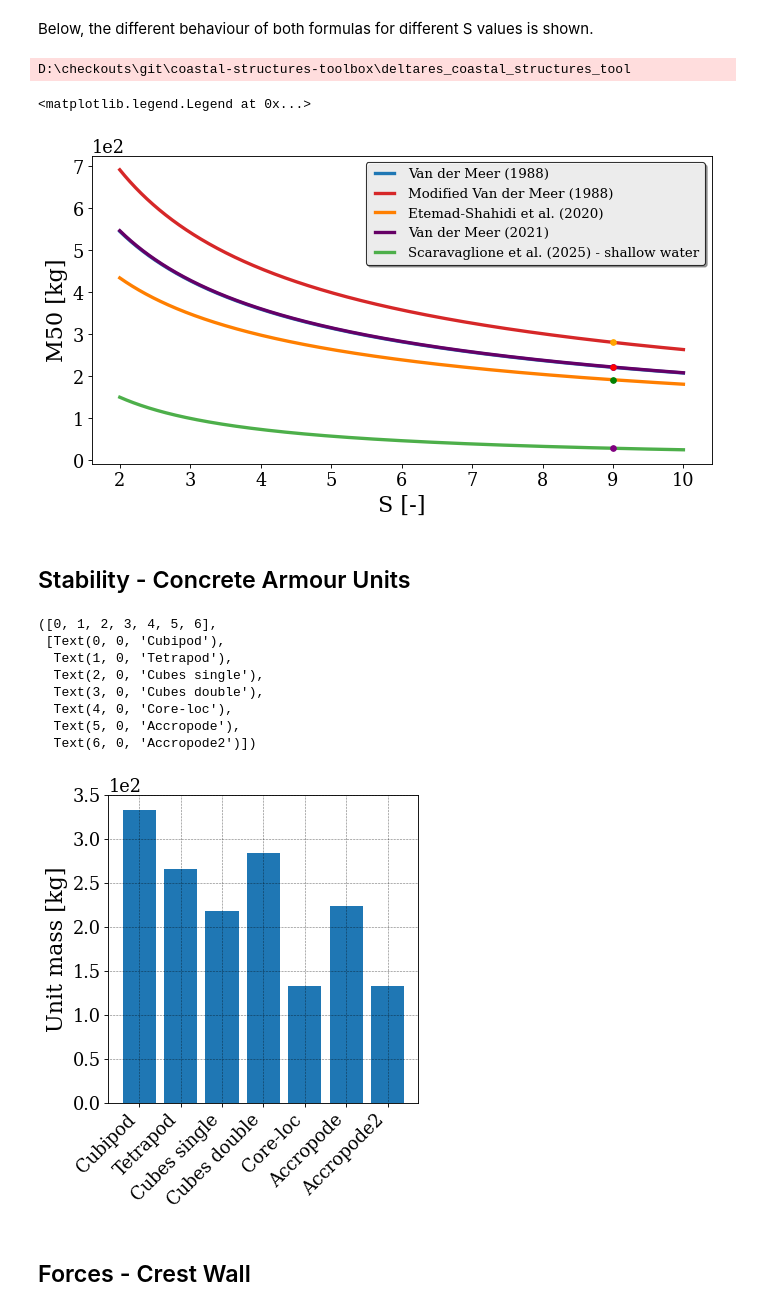
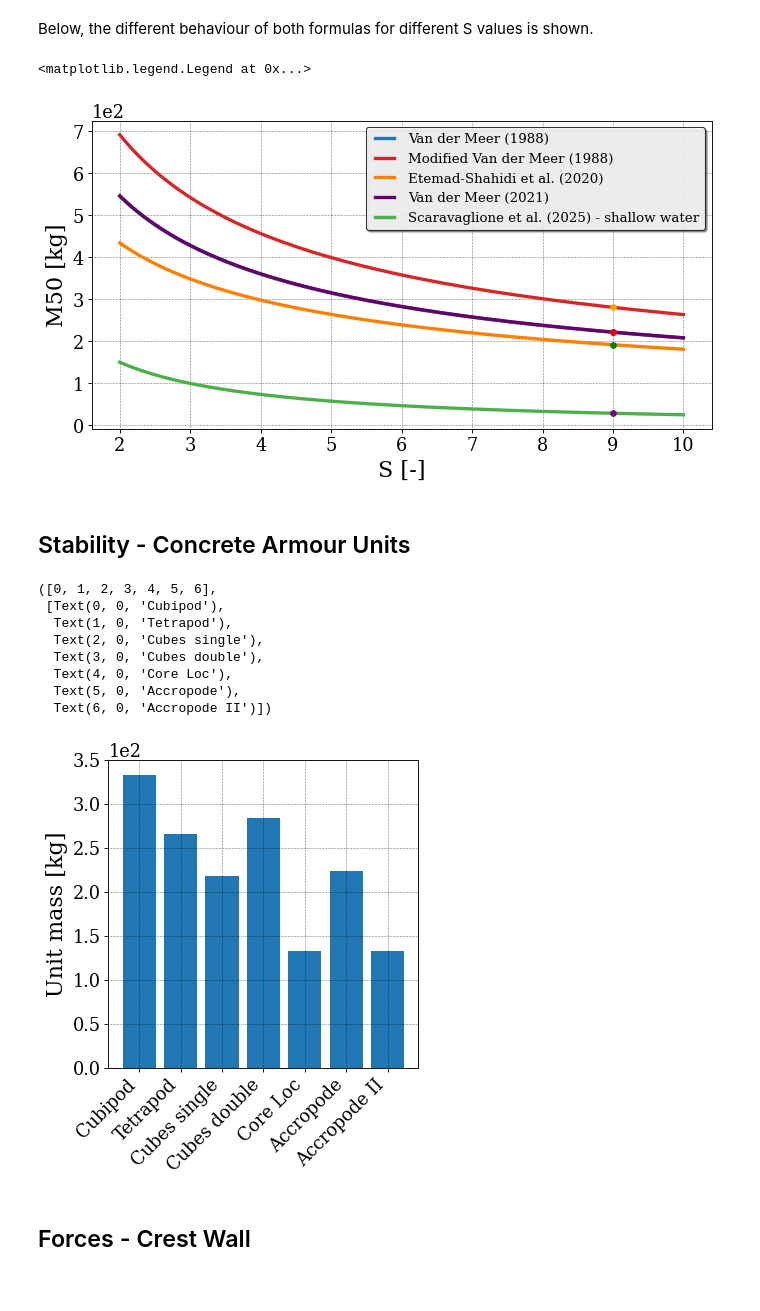
Before and after one commit to Deltares-research/coastal-structures-toolbox, a Jupyter notebook: docs/source/examples.ipynb, the cells around one changed output. Drawn from its saved outputs; the diff is of its cells as text; code cells hidden in the pictures.

```diff
--- a/docs/source/examples.ipynb
+++ b/docs/source/examples.ipynb
@@ -314,37 +314,36 @@ plt.plot(
     M50_vdm1988_mod,
     marker="o",
     markersize=5,
     color="orange",
 )
 plt.plot(
     S,
     M50_es2020,
     marker="o",
     markersize=5,
     color="green",
 )
 plt.plot(
     S,
     M50_vdm2021,
     marker="o",
     markersize=5,
     color="red",
 )
 plt.plot(
     S,
     M50_svl2025,
     marker="o",
     markersize=5,
     color="purple",
 )
 plt.xlabel("S [-]")
 plt.ylabel("M50 [kg]")
-plt.grid(which="both")
+plt.grid(visible=True, which="both")
 plt.legend()
 # %% [output]
-D:\checkouts\git\coastal-structures-toolbox\deltares_coastal_structures_tool
+<matplotlib.legend.Legend at 0x...>
-<matplotlib.legend.Legend at 0x...>
-[figure, old version]
+[figure, new version]
 # %% [markdown]
 ## Stability - Concrete Armour Units
 # %%
@@ -376,9 +375,9 @@ plt.bar(
         "Tetrapod",
         "Cubes single",
         "Cubes double",
-        "Core-loc",
+        "Core Loc",
         "Accropode",
-        "Accropode2",
+        "Accropode II",
     ],
     [
         M_cubipod,
@@ -398,10 +397,10 @@ plt.xticks(rotation=45, ha="right")
   Text(1, 0, 'Tetrapod'),
   Text(2, 0, 'Cubes single'),
   Text(3, 0, 'Cubes double'),
-  Text(4, 0, 'Core-loc'),
+  Text(4, 0, 'Core Loc'),
   Text(5, 0, 'Accropode'),
-  Text(6, 0, 'Accropode2')])
+  Text(6, 0, 'Accropode II')])
-[figure, old version]
+[figure, new version]
 # %% [markdown]
 ## Forces - Crest Wall
 # %%
```
Also changed, not shown: parts of 4 cells of this notebook, 2 other files.
